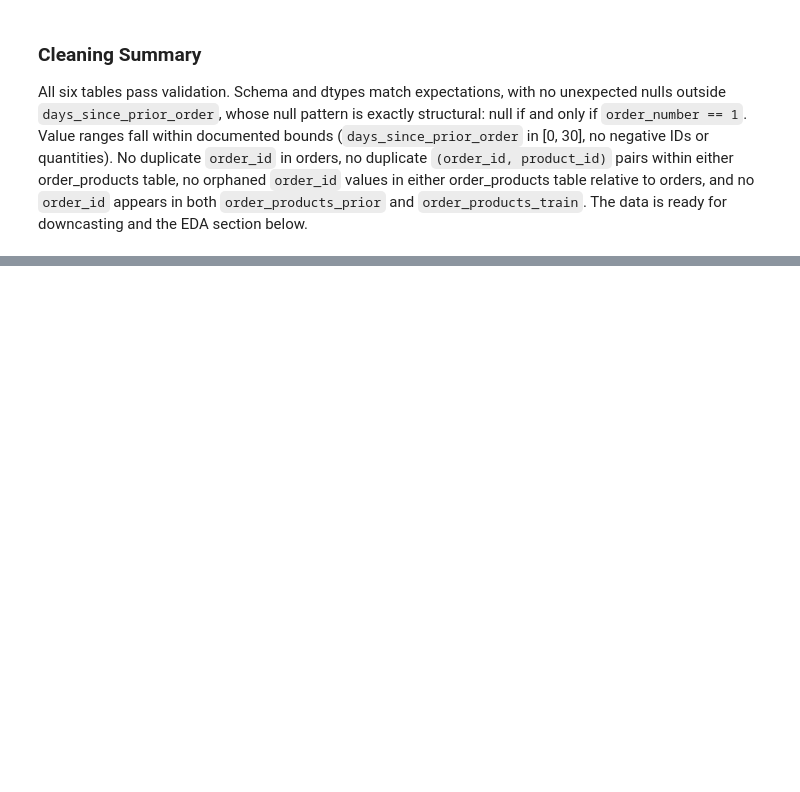
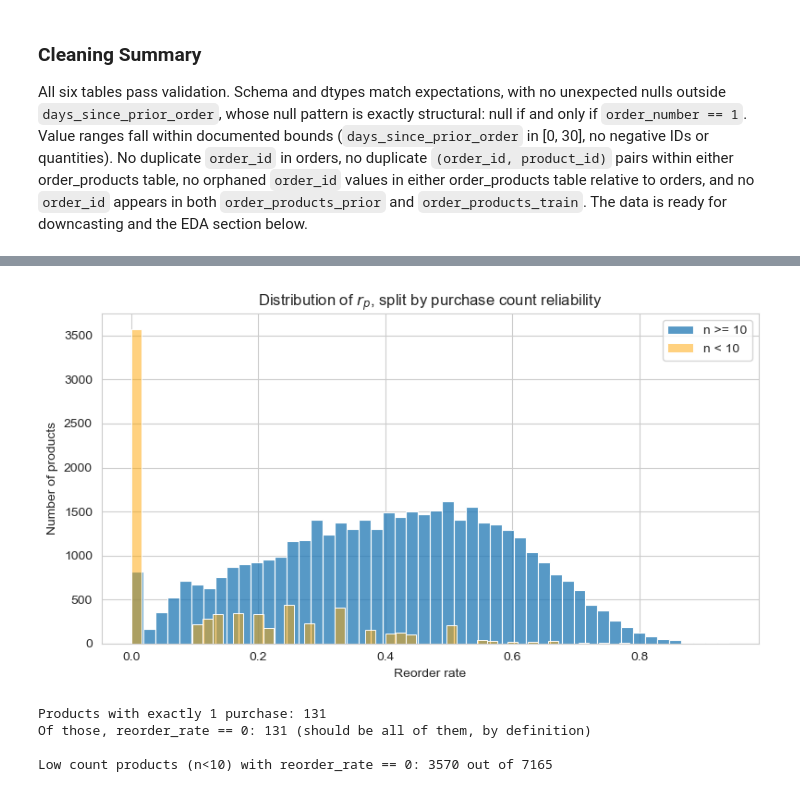
Before and after one commit to AdelinChaushev/Instacart-Market-Basket-Analysis, a Jupyter notebook: notebooks/EDA.ipynb, the cells around one changed output, grey strips where cells are left out. Cells and saved outputs as stored; diff of their text form; code cells hidden in the pictures; blank space fills up the shorter version.

```diff
--- a/notebooks/EDA.ipynb
+++ b/notebooks/EDA.ipynb
@@ -195,0 +508,6 @@ All six tables pass validation. Schema and dtypes match expectations, with no un
+# %%
+product_stats = order_products_prior.groupby("product_id")["reordered"].agg(["mean", "count"])
+product_stats.columns = ["reorder_rate", "n_purchases"]
+
+print(product_stats["reorder_rate"].describe())
+print(f"\nProducts with fewer than 10 purchases: {(product_stats['n_purchases'] < 10).sum()} ({100*(product_stats['n_purchases'] < 10).mean():.1f}%)")
@@ -195,0 +526,24 @@ All six tables pass validation. Schema and dtypes match expectations, with no un
+# %%
+fig, ax = plt.subplots(figsize=(8, 4.5))
+sns.histplot(product_stats[product_stats["n_purchases"] >= 10]["reorder_rate"], bins=50, ax=ax, label="n >= 10")
+sns.histplot(product_stats[product_stats["n_purchases"] < 10]["reorder_rate"], bins=50, ax=ax, color="orange", alpha=0.5, label="n < 10")
+ax.set_title("Distribution of $r_p$, split by purchase count reliability")
+ax.set_xlabel("Reorder rate")
+ax.set_ylabel("Number of products")
+ax.legend()
+plt.tight_layout()
+plt.show()
+# %% [output]
+[figure, added]
+# %%
+low_count_products = product_stats[product_stats["n_purchases"] < 10]
+single_purchase = product_stats[product_stats["n_purchases"] == 1]
+
+print(f"Products with exactly 1 purchase: {len(single_purchase)}")
+print(f"Of those, reorder_rate == 0: {(single_purchase['reorder_rate'] == 0).sum()} (should be all of them, by definition)")
+print(f"\nLow count products (n<10) with reorder_rate == 0: {(low_count_products['reorder_rate'] == 0).sum()} out of {len(low_count_products)}")
+# %% [output]
+Products with exactly 1 purchase: 131
+Of those, reorder_rate == 0: 131 (should be all of them, by definition)
+
+Low count products (n<10) with reorder_rate == 0: 3570 out of 7165
```
Also changed, not shown: parts of 50 cells of this notebook.
